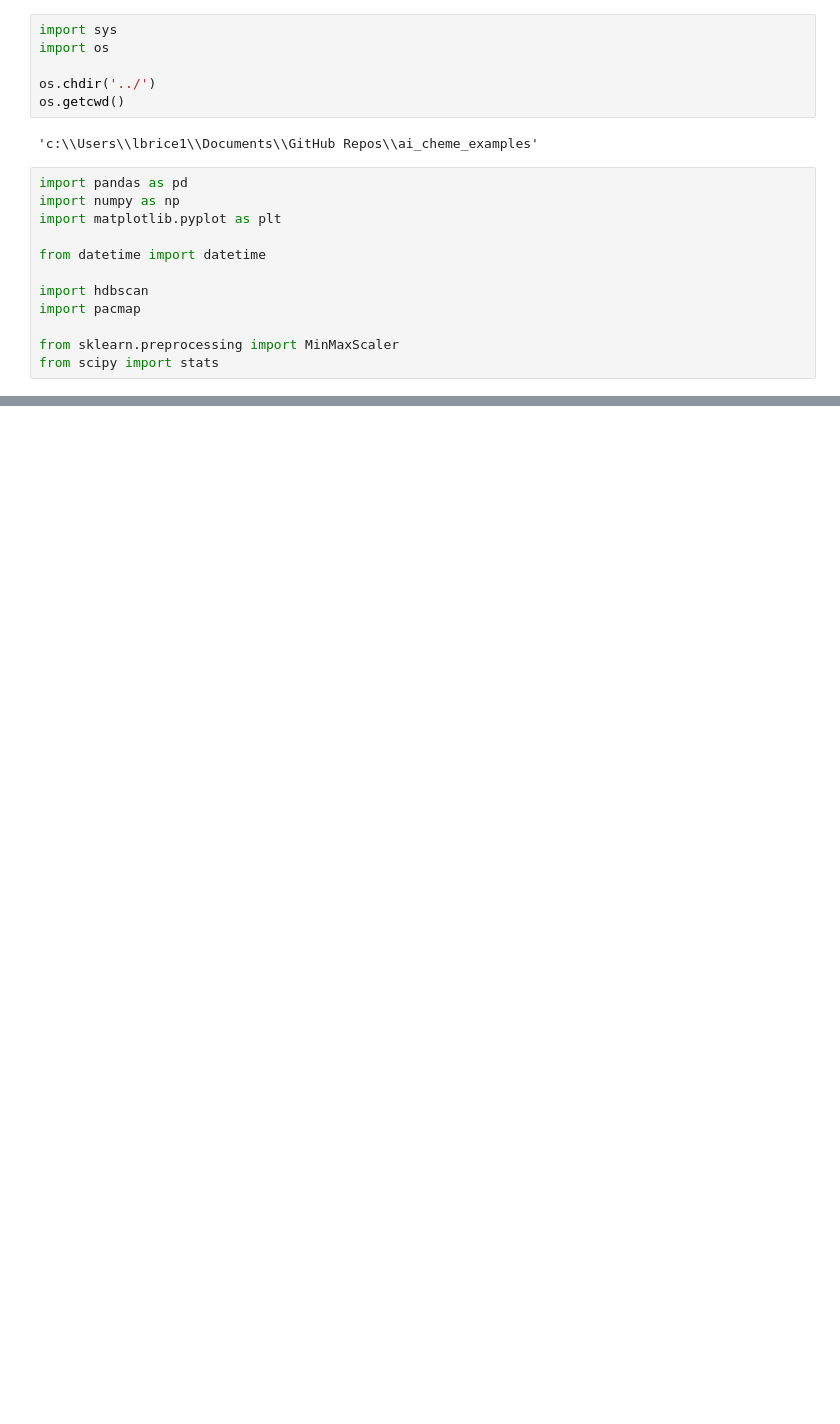
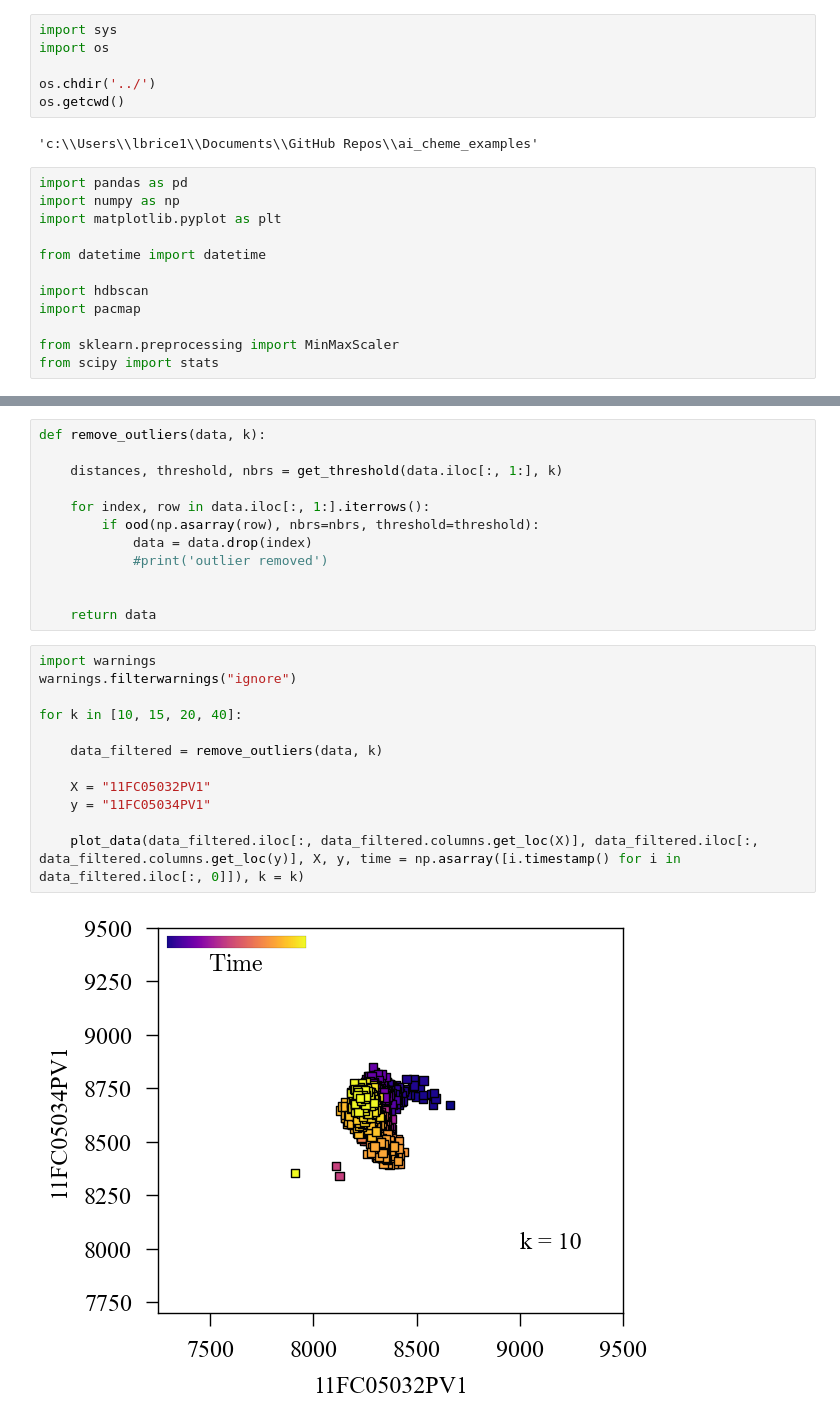
Before and after one commit to lbrice1/ai_cheme_examples, a Jupyter notebook: notebooks/2.1b-lbm-example-2-1-outlier_b.ipynb, the cells around one changed output, grey strips where cells are left out. Cells and saved outputs as stored; diff of their text form; blank space fills up the shorter version.

Commit message:
outlier removal

```diff
--- a/notebooks/2.1b-lbm-example-2-1-outlier_b.ipynb
+++ b/notebooks/2.1b-lbm-example-2-1-outlier_b.ipynb
@@ -100,0 +209,26 @@ plot_data(data.iloc[:, data.columns.get_loc(X)], data.iloc[:, data.columns.get_l
+# %%
+def remove_outliers(data, k):
+
+    distances, threshold, nbrs = get_threshold(data.iloc[:, 1:], k)
+
+    for index, row in data.iloc[:, 1:].iterrows():
+        if ood(np.asarray(row), nbrs=nbrs, threshold=threshold):
+            data = data.drop(index)
+            #print('outlier removed')
+
+
+    return data
+# %%
+import warnings
+warnings.filterwarnings("ignore")
+
+for k in [10, 15, 20, 40]:
+
+    data_filtered = remove_outliers(data, k)
+
+    X = "11FC05032PV1"
+    y = "11FC05034PV1"
+
+    plot_data(data_filtered.iloc[:, data_filtered.columns.get_loc(X)], data_filtered.iloc[:, data_filtered.columns.get_loc(y)], X, y, time = np.asarray([i.timestamp() for i in data_filtered.iloc[:, 0]]), k = k)
+# %% [output]
+[figure, added]
```
Also changed, not shown: parts of 9 cells of this notebook, 1 other file.
